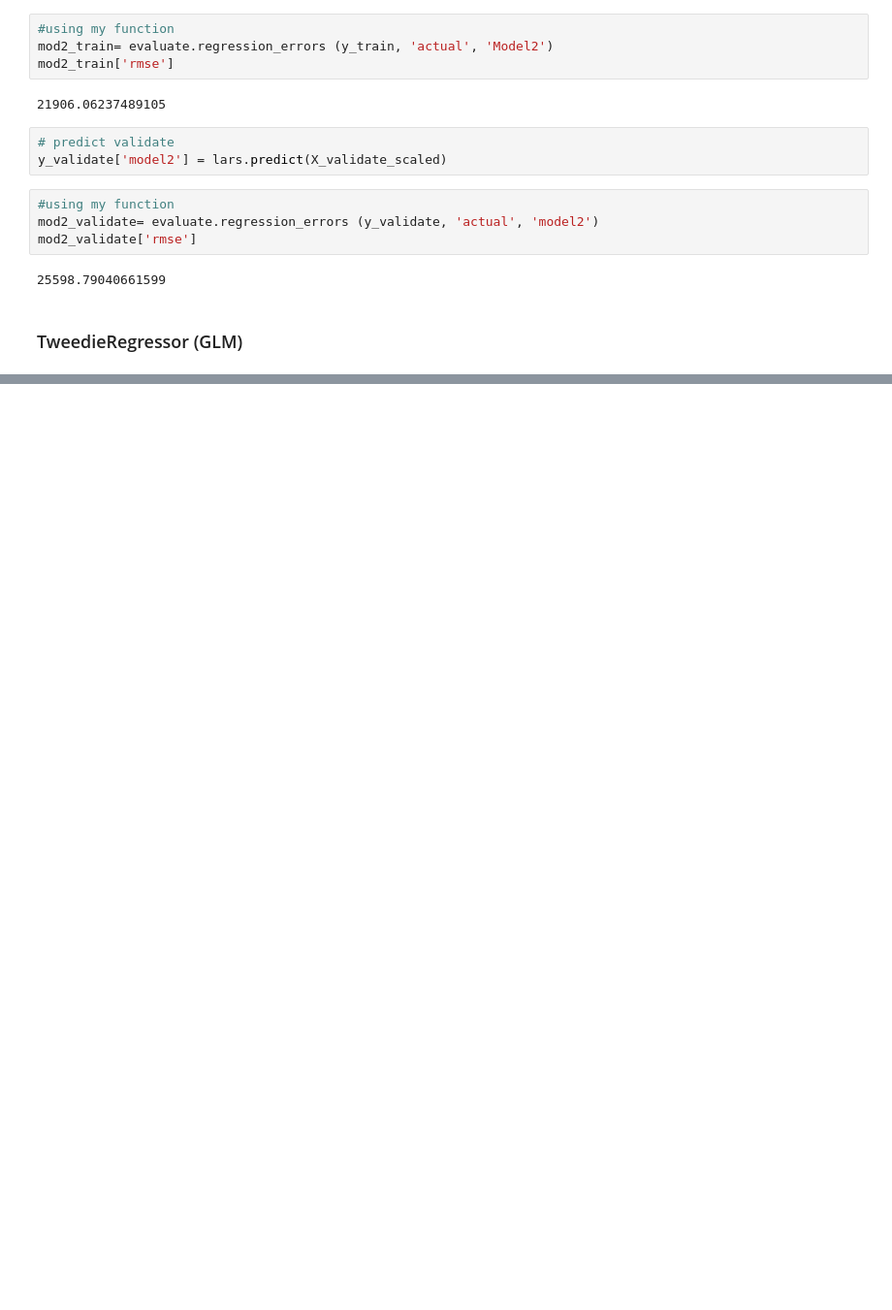
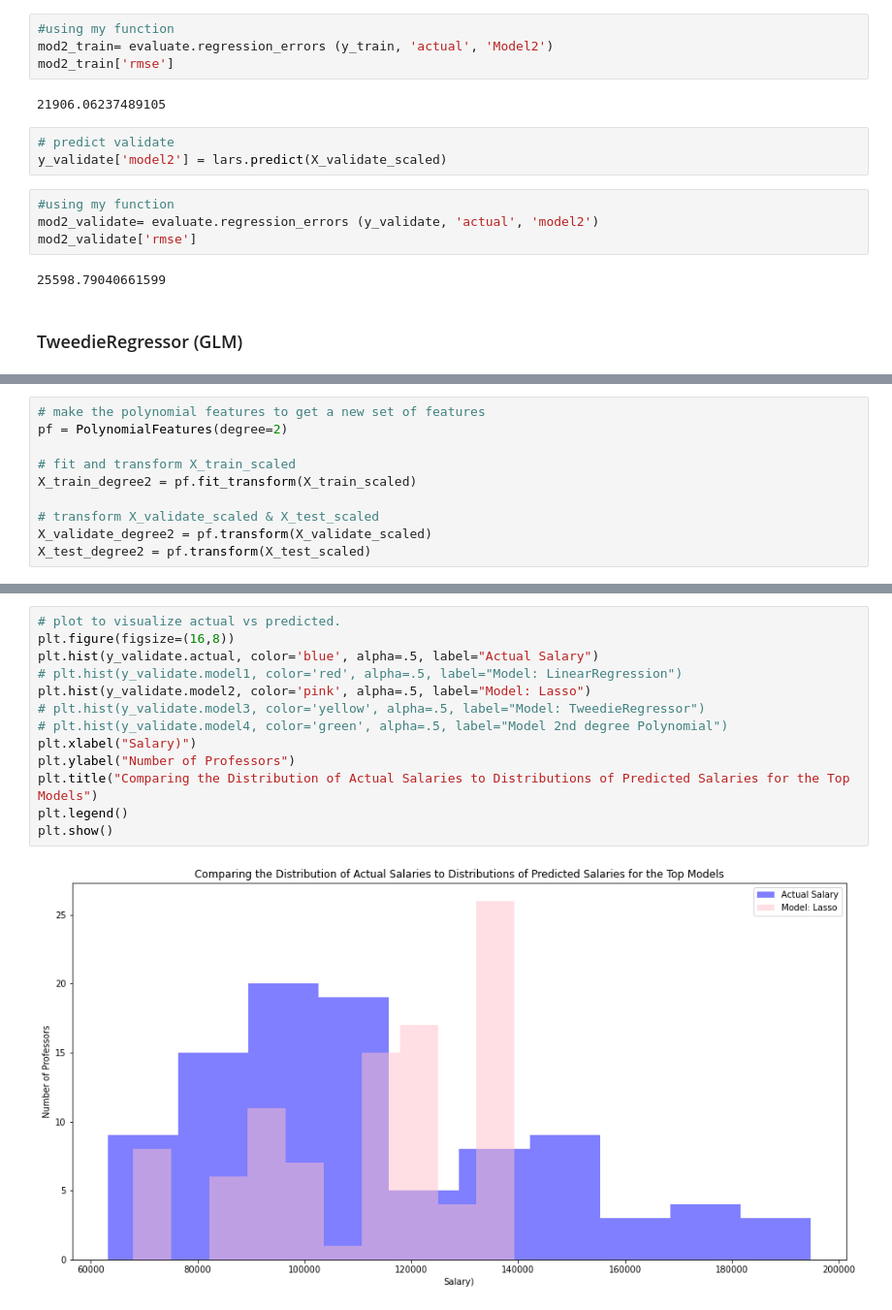
Before and after one commit to cindyvillanuevads/regression-exercises, a Jupyter notebook: modeling_exercises.ipynb, the cells around one changed output, grey strips where cells are left out. Shown at 97% size. Drawn from its saved outputs; the diff is of its cells as text; blank space fills up the shorter version.

```diff
--- a/modeling_exercises.ipynb
+++ b/modeling_exercises.ipynb
@@ -493,0 +571,10 @@ mod2_validate['rmse']
+# %%
+# make the polynomial features to get a new set of features
+pf = PolynomialFeatures(degree=2)
+
+# fit and transform X_train_scaled
+X_train_degree2 = pf.fit_transform(X_train_scaled)
+
+# transform X_validate_scaled & X_test_scaled
+X_validate_degree2 = pf.transform(X_validate_scaled)
+X_test_degree2 = pf.transform(X_test_scaled)
@@ -493,0 +640,15 @@ mod2_validate['rmse']
+# %%
+# plot to visualize actual vs predicted.
+plt.figure(figsize=(16,8))
+plt.hist(y_validate.actual, color='blue', alpha=.5, label="Actual Salary")
+# plt.hist(y_validate.model1, color='red', alpha=.5, label="Model: LinearRegression")
+plt.hist(y_validate.model2, color='pink', alpha=.5, label="Model: Lasso")
+# plt.hist(y_validate.model3, color='yellow', alpha=.5, label="Model: TweedieRegressor")
+# plt.hist(y_validate.model4, color='green', alpha=.5, label="Model 2nd degree Polynomial")
+plt.xlabel("Salary)")
+plt.ylabel("Number of Professors")
+plt.title("Comparing the Distribution of Actual Salaries to Distributions of Predicted Salaries for the Top Models")
+plt.legend()
+plt.show()
+# %% [output]
+[figure, added]
```
Also changed, not shown: parts of 22 cells of this notebook.
